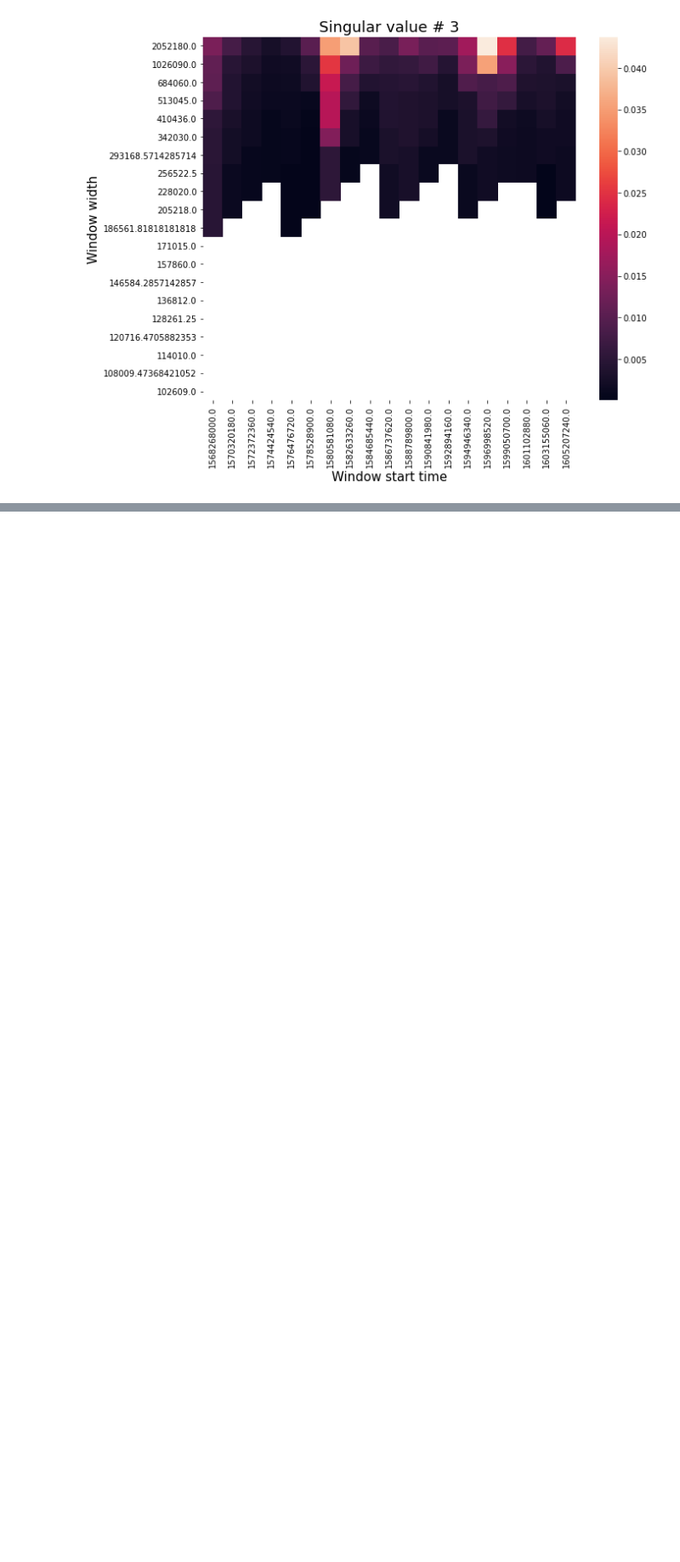
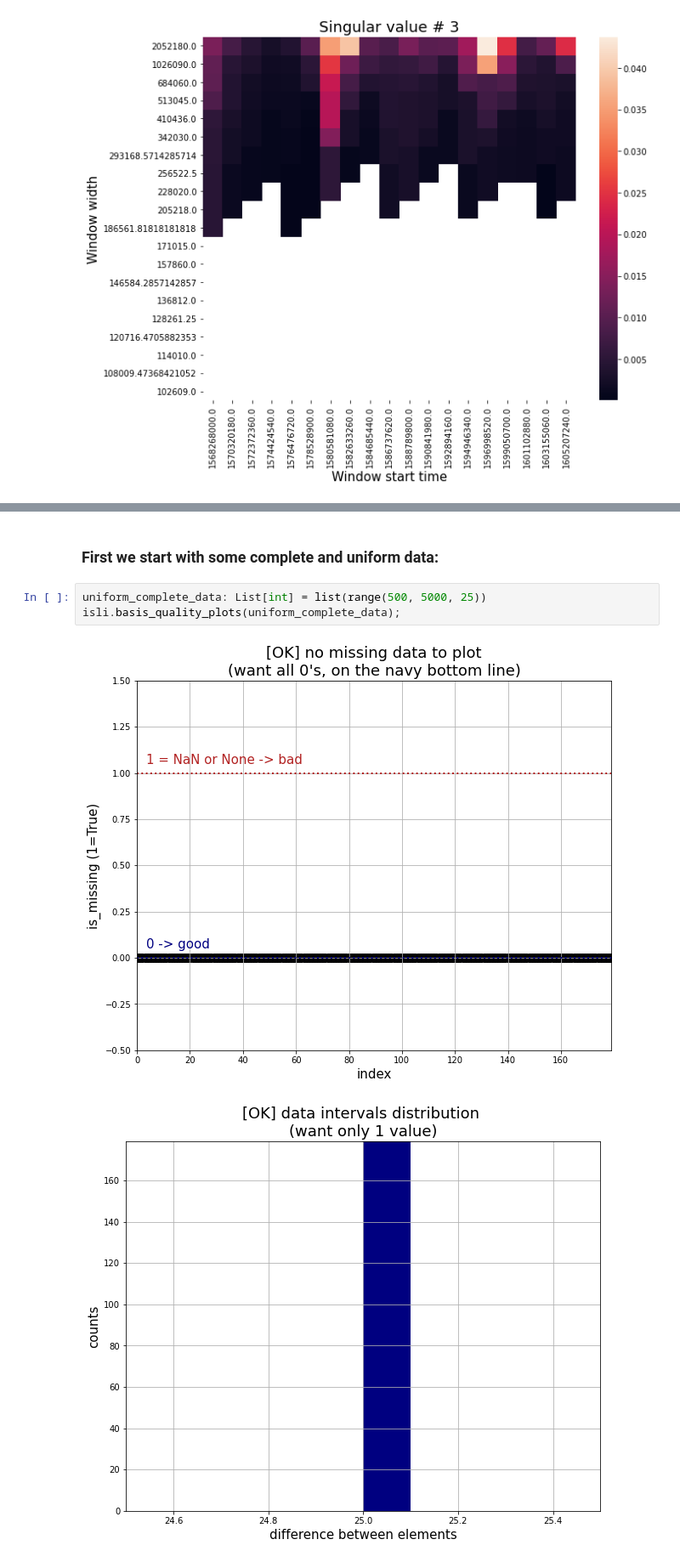
Before and after one commit to Mitchellpkt/python-isthmuslib, a Jupyter notebook: demo.ipynb, the cells around one changed output, grey strips where cells are left out. Shown at 85% size. Drawn from its saved outputs; the diff is of its cells as text; blank space fills up the shorter version.

```diff
--- a/demo.ipynb
+++ b/demo.ipynb
@@ -160,0 +183,8 @@ timeseries.plot_info_surface(cols=['baz', 'foo', 'bar']);
+# %% [markdown]
+### First we start with some complete and uniform data:
+# %%
+uniform_complete_data: List[int] = list(range(500, 5000, 25))
+isli.basis_quality_plots(uniform_complete_data);
+# %% [output]
+[figure, added]
+[figure, added]
```
Also changed, not shown: parts of 14 cells of this notebook, 7 other files.
